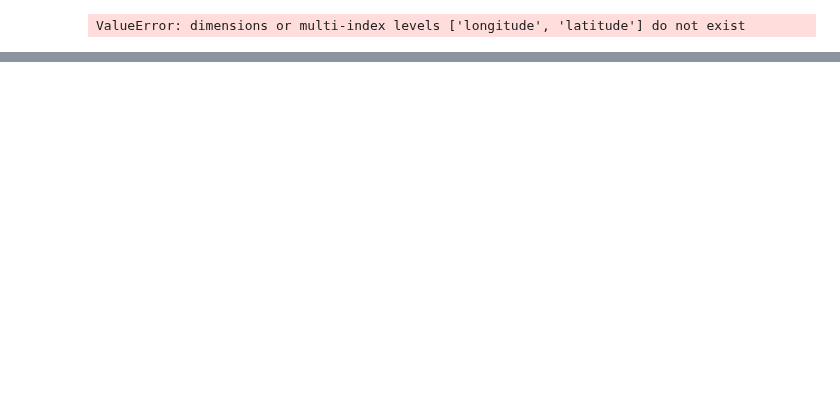
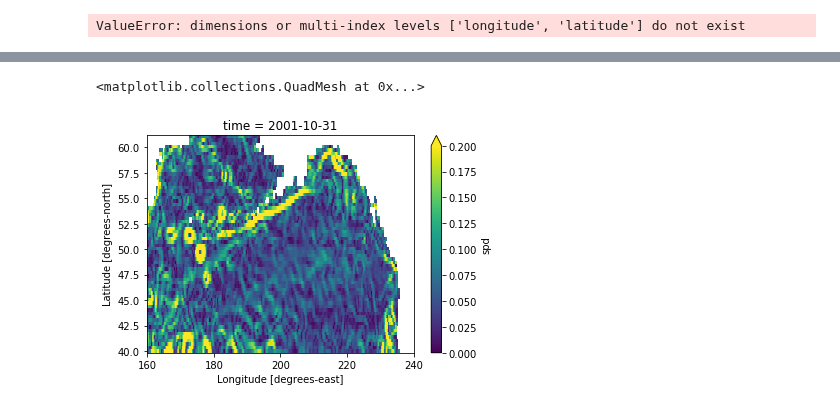
Before and after one commit to cgentemann/Biophysical, a Jupyter notebook: explore_oscar_current_data.ipynb, the cells around one changed output, grey strips where cells are left out. Drawn from its saved outputs; the diff is of its cells as text; code cells hidden in the pictures; blank space fills up the shorter version.

```diff
--- a/explore_oscar_current_data.ipynb
+++ b/explore_oscar_current_data.ipynb
@@ -1042,3 +1054,10 @@ ax.coastlines(resolution='10m');
 #plt.title(str(ds_subset.time[120].data))
 plt.colorbar(mm,ax=ax,shrink=.3,pad=.01,label='Current Velocity STD (ms$^{-1}$)')
 plt.savefig('F:/data/NASA_biophysical/telecon_figs/mean_std_current_speed_mask.png', dpi=100)
+# %%
+ds_all['spd']=np.sqrt(ds_all.u**2 + ds_all.v**2)
+ds_all = ds_all.sel(lon=slice(160,240),lat=slice(61,40))
+ds_all.spd[105,:,:].plot(vmin=0,vmax=.2)
+# %% [output]
+<matplotlib.collections.QuadMesh at 0x...>
+[figure, added]
```
Also changed, not shown: parts of 8 cells of this notebook.
